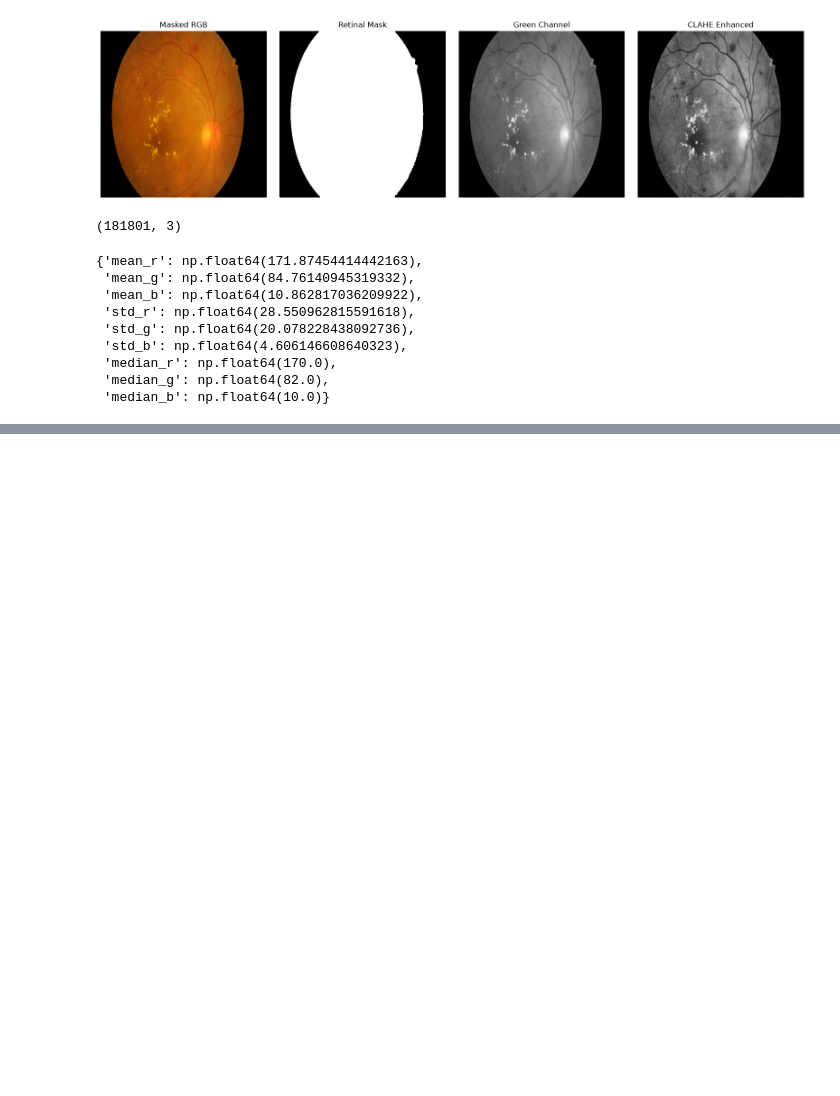
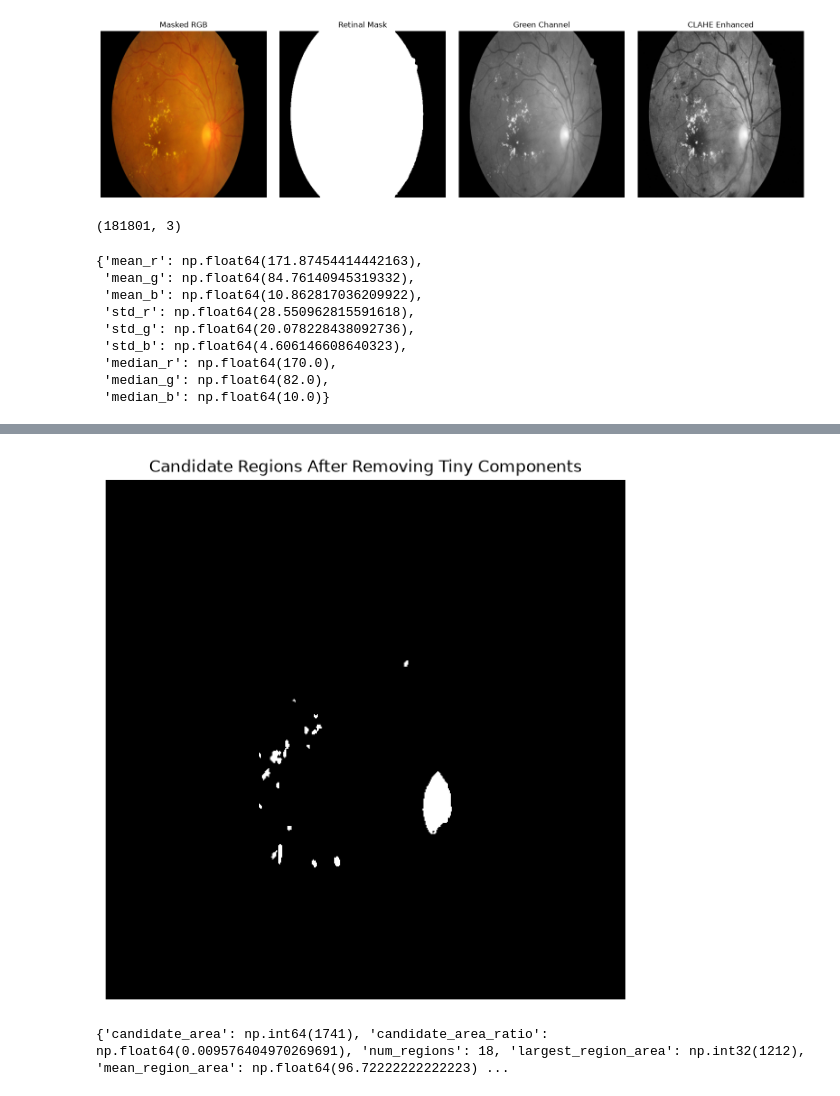
Before and after one commit to DeepakSkandh/diabetic-retinopathy-feature-classification, a Jupyter notebook: notebooks/feature_extraction.ipynb, the cells around one changed output, grey strips where cells are left out. Drawn from its saved outputs; the diff is of its cells as text; code cells hidden in the pictures; blank space fills up the shorter version.

```diff
--- a/notebooks/feature_extraction.ipynb
+++ b/notebooks/feature_extraction.ipynb
@@ -105,0 +234,17 @@ color_features
+# %%
+component_mask = np.zeros_like(candidate_mask)
+
+for label in range(1, num_labels):
+    area = stats[label, cv2.CC_STAT_AREA]
+
+    # Ignore very tiny regions
+    if area >= 5:
+        component_mask[labels == label] = 255
+
+plt.figure(figsize=(7, 7))
+plt.imshow(component_mask, cmap="gray")
+plt.title("Candidate Regions After Removing Tiny Components")
+plt.axis("off")
+plt.show()
+# %% [output]
+[figure, added]
@@ -105,0 +257,9 @@ color_features
+# %%
+morphology_features = extract_morphology_features(
+    candidate_mask,
+    retinal_mask
+)
+
+print(morphology_features)
+# %% [output]
+{'candidate_area': np.int64(1741), 'candidate_area_ratio': np.float64(0.009576404970269691), 'num_regions': 18, 'largest_region_area': np.int32(1212), 'mean_region_area': np.float64(96.72222222222223) ...
```
Also changed, not shown: parts of 11 cells of this notebook.
